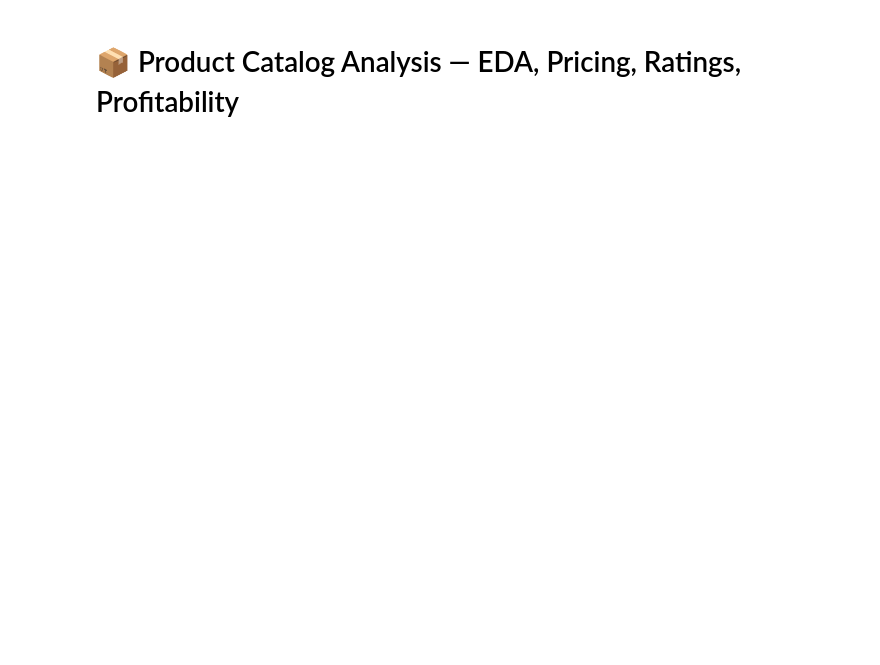
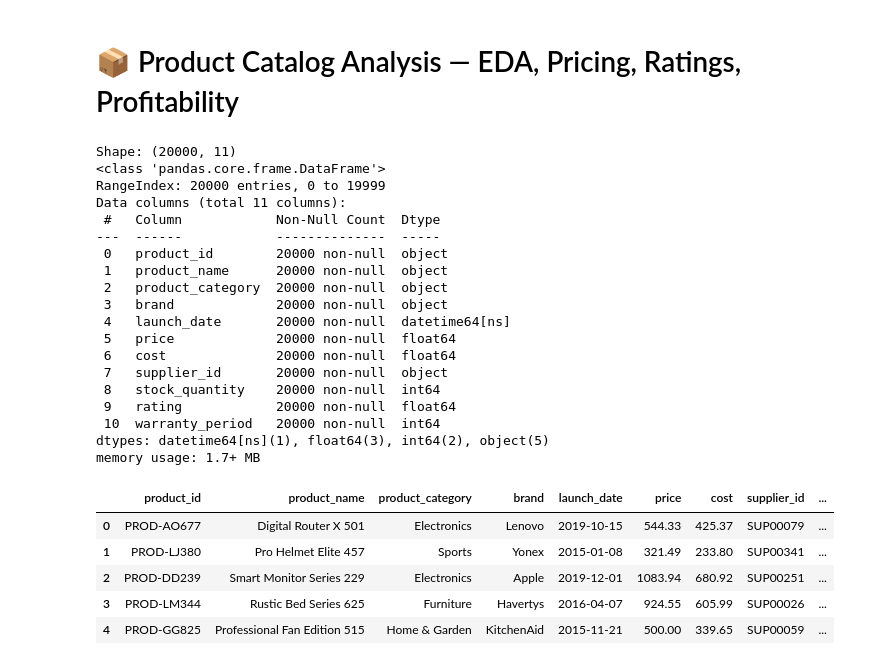
Before and after one commit to aniruddhakasar/GenAI-Powered-Analytics-RAG-LLM-Orchestration-, a Jupyter notebook: notebooks/EDA/product_data_analysis.ipynb, the cells around one changed output. Saved outputs shown, nothing was run; the diff lists cells and outputs as text; code cells hidden in the pictures; blank space fills up the shorter version.

```diff
--- a/notebooks/EDA/product_data_analysis.ipynb
+++ b/notebooks/EDA/product_data_analysis.ipynb
@@ -11,9 +11,35 @@ sns.set(style='whitegrid')
 pd.set_option('display.max_columns', None)
 # %%
 # STEP 2: Load Dataset
-df = pd.read_csv('product_data.csv', parse_dates=['launch_date'])
+df = pd.read_csv('D:/Desktop/GenAI-Powered Analytics Platform/Data/raw/product_data.csv', parse_dates=['launch_date'])
 print('Shape:', df.shape)
 df.info()
 df.head()
+# %% [output]
+Shape: (20000, 11)
+<class 'pandas.core.frame.DataFrame'>
+RangeIndex: 20000 entries, 0 to 19999
+Data columns (total 11 columns):
+ #   Column            Non-Null Count  Dtype
+---  ------            --------------  -----
+ 0   product_id        20000 non-null  object
+ 1   product_name      20000 non-null  object
+ 2   product_category  20000 non-null  object
+ 3   brand             20000 non-null  object
+ 4   launch_date       20000 non-null  datetime64[ns]
+ 5   price             20000 non-null  float64
+ 6   cost              20000 non-null  float64
+ 7   supplier_id       20000 non-null  object
+ 8   stock_quantity    20000 non-null  int64
+ 9   rating            20000 non-null  float64
+ 10  warranty_period   20000 non-null  int64
+dtypes: datetime64[ns](1), float64(3), int64(2), object(5)
+memory usage: 1.7+ MB
+|  | product_id | product_name | product_category | brand | launch_date | price | cost | supplier_id | ... |
+| 0 | PROD-AO677 | Digital Router X 501 | Electronics | Lenovo | 2019-10-15 | 544.33 | 425.37 | SUP00079 | ... |
+| 1 | PROD-LJ380 | Pro Helmet Elite 457 | Sports | Yonex | 2015-01-08 | 321.49 | 233.80 | SUP00341 | ... |
+| 2 | PROD-DD239 | Smart Monitor Series 229 | Electronics | Apple | 2019-12-01 | 1083.94 | 680.92 | SUP00251 | ... |
+| 3 | PROD-LM344 | Rustic Bed Series 625 | Furniture | Havertys | 2016-04-07 | 924.55 | 605.99 | SUP00026 | ... |
+| 4 | PROD-GG825 | Professional Fan Edition 515 | Home & Garden | KitchenAid | 2015-11-21 | 500.00 | 339.65 | SUP00059 | ... |
 # %%
 # STEP 3: Data Quality Check
```
Also changed, not shown: parts of 9 cells of this notebook.
